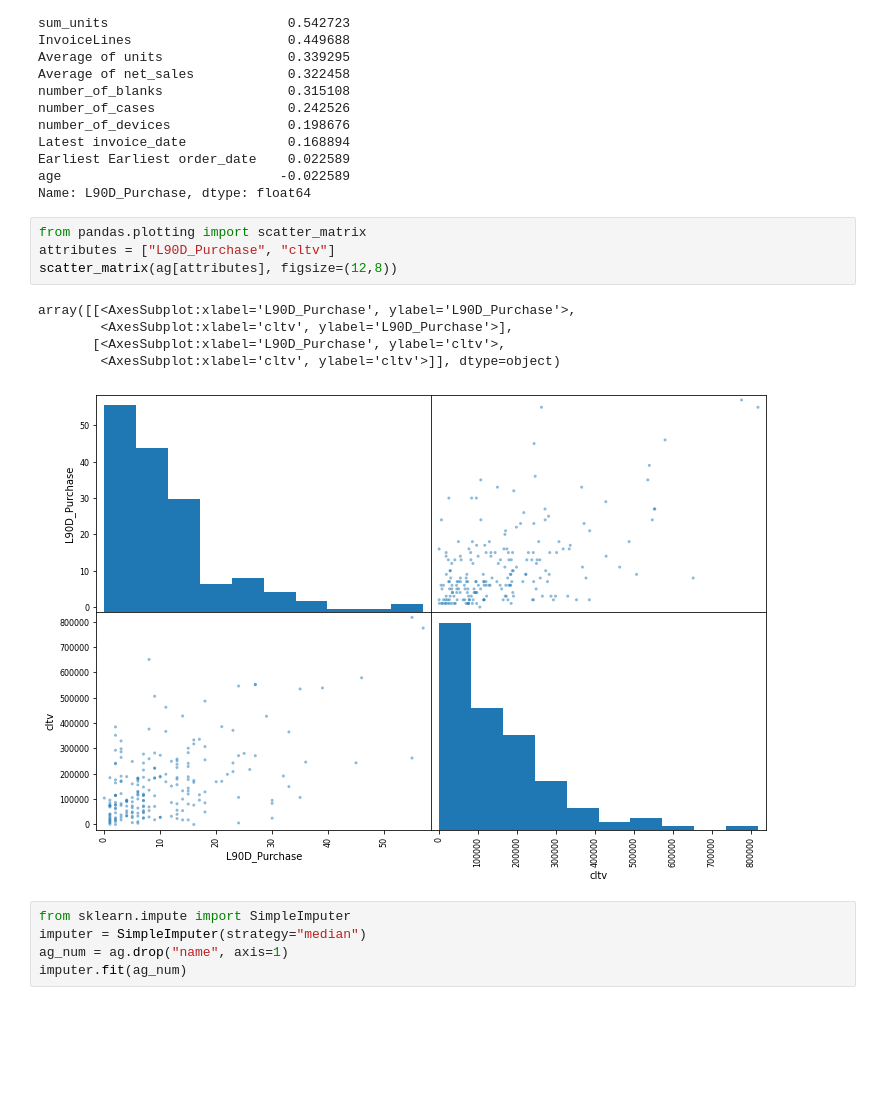
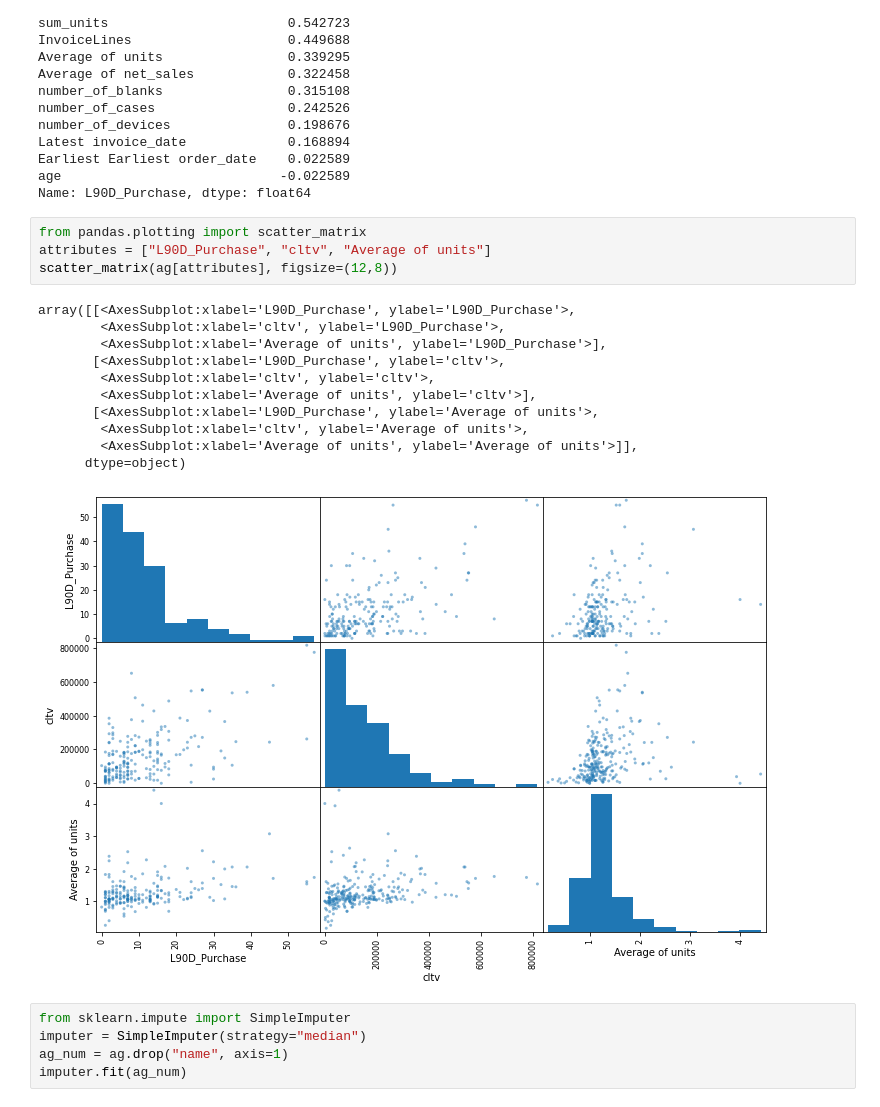
Before and after one commit to fjblau/ml, a Jupyter notebook: mltest-ag.ipynb, the cells around one changed output. Drawn from its saved outputs; the diff is of its cells as text; blank space fills up the shorter version.

```diff
--- a/mltest-ag.ipynb
+++ b/mltest-ag.ipynb
@@ -88,14 +116,20 @@ age                            -0.022589
 Name: L90D_Purchase, dtype: float64
 # %%
 from pandas.plotting import scatter_matrix
-attributes = ["L90D_Purchase", "cltv"]
+attributes = ["L90D_Purchase", "cltv", "Average of units"]
 scatter_matrix(ag[attributes], figsize=(12,8))
 # %% [output]
 array([[<AxesSubplot:xlabel='L90D_Purchase', ylabel='L90D_Purchase'>,
-        <AxesSubplot:xlabel='cltv', ylabel='L90D_Purchase'>],
+        <AxesSubplot:xlabel='cltv', ylabel='L90D_Purchase'>,
+        <AxesSubplot:xlabel='Average of units', ylabel='L90D_Purchase'>],
        [<AxesSubplot:xlabel='L90D_Purchase', ylabel='cltv'>,
-        <AxesSubplot:xlabel='cltv', ylabel='cltv'>]], dtype=object)
+        <AxesSubplot:xlabel='cltv', ylabel='cltv'>,
+        <AxesSubplot:xlabel='Average of units', ylabel='cltv'>],
+       [<AxesSubplot:xlabel='L90D_Purchase', ylabel='Average of units'>,
+        <AxesSubplot:xlabel='cltv', ylabel='Average of units'>,
+        <AxesSubplot:xlabel='Average of units', ylabel='Average of units'>]],
+      dtype=object)
-[figure, old version]
+[figure, new version]
 # %%
 from sklearn.impute import SimpleImputer
 imputer = SimpleImputer(strategy="median")
```
Also changed, not shown: parts of 7 cells of this notebook.
